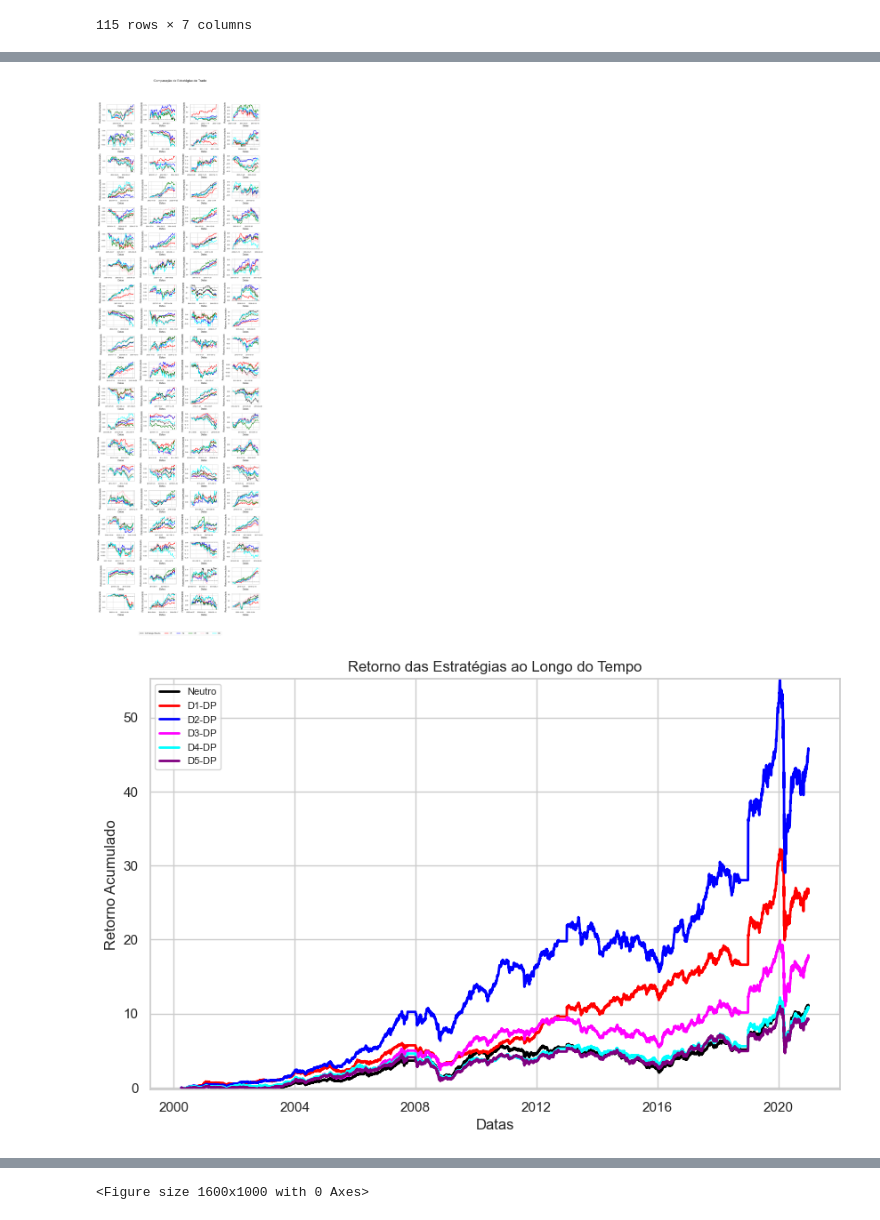
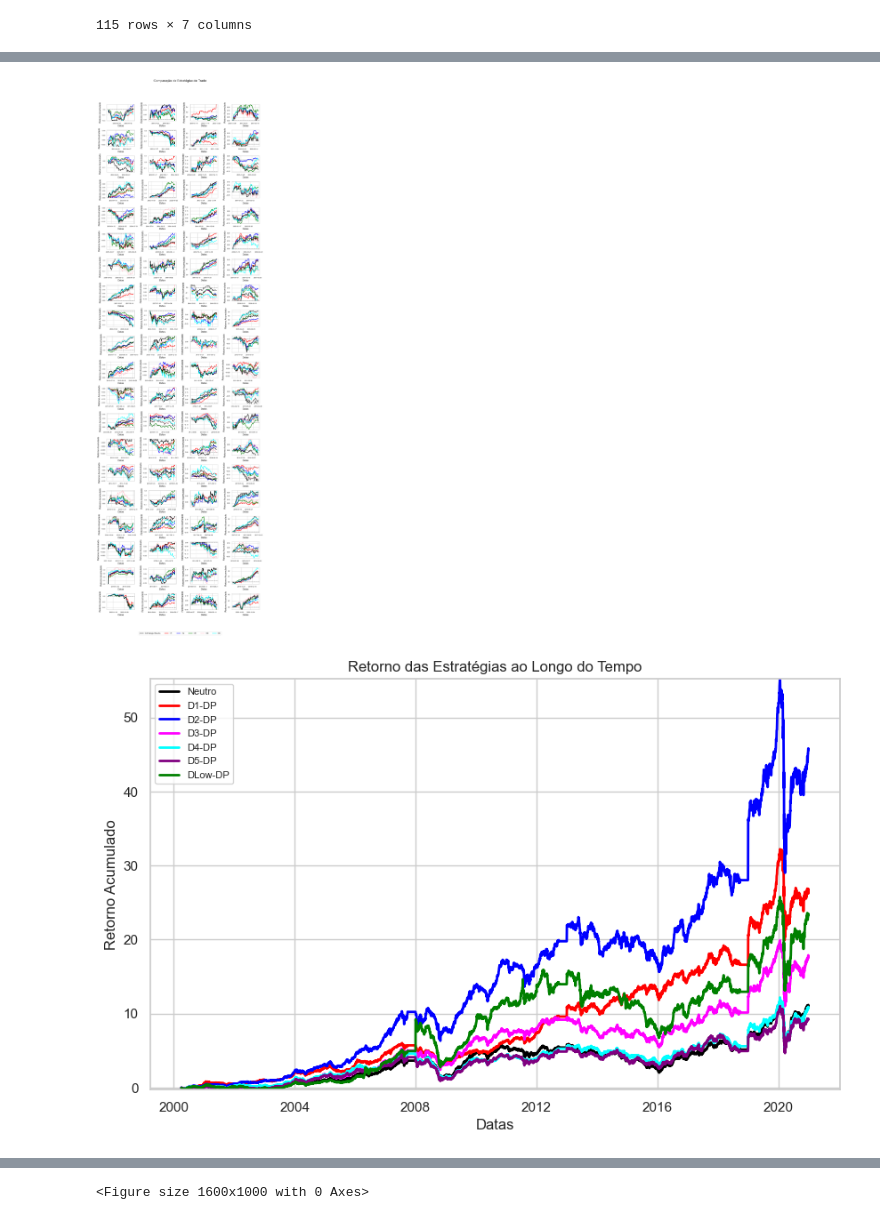
Before and after one commit to andrebarbosa27/lowvolatility, a Jupyter notebook: LowVolatilityTrimestral.ipynb, the cells around one changed output, grey strips where cells are left out. Drawn from its saved outputs; the diff is of its cells as text; code cells hidden in the pictures.

Commit message:
Adicionando long e short em volatilidade

```diff
--- a/LowVolatilityTrimestral.ipynb
+++ b/LowVolatilityTrimestral.ipynb
@@ -204,6 +204,7 @@ lista_carteira_2 = []
 lista_carteira_3 = []
 lista_carteira_4 = []
 lista_carteira_5 = []
+lista_carteira_low = []
 
 for df in lista_dfs:
 
@@ -266,6 +267,23 @@ for df in lista_dfs:
         'Trimestre':'mean'
     }).reset_index()
     lista_carteira_5.append(agregado_5)
+
+    # Para o fator de volatilidade
+    filtrado_6 = df[(df['Decil_Risco'] == 1) | (df['Decil_Risco'] == 10)]
+    filtrado_6['Retorno_trimestral'] = filtrado_6.apply(
+        lambda row: row['Retorno_trimestral'] * -1 if row['Decil_Risco'] == 10 else row['Retorno_trimestral'],
+        axis=1
+    )
+    agregado_6 = filtrado_6.groupby('Codigo').agg({
+        'Risco':'mean',
+        'Retorno_trimestral':'mean',
+        'Decil_Retorno':'mean',
+        'Decil_Risco':'mean',
+        'Ano':'mean',
+        'Trimestre':'mean'
+    }).reset_index()
+
+    lista_carteira_low.append(agregado_6)
 # %%
 lista_trade_neutro = []
 pd.set_option('display.max_columns', 100)
@@ -285,13 +303,14 @@ lista_trade_2 = []
 lista_trade_3 = []
 lista_trade_4 = []
 lista_trade_5 = []
+lista_trade_low = []
 
 for i in range(1, 81):
     df1 = lista_dfs[i].loc[lista_dfs[i]['Codigo'].isin(lista_carteira_1[i-1]['Codigo'])]
     df1_grouped = df1.groupby('Datas').agg(Retorno_Carteira=('Retorno', lambda x: x.mean(skipna=True))).reset_index()
     df1_grouped['Ret_Acumulado_Carteira'] = (1 + df1_grouped['Retorno_Carteira']).cumprod() - 1
     lista_trade_1.append(df1_grouped)
-2
+
 for i in range(1, 81):
     df2 = lista_dfs[i].loc[lista_dfs[i]['Codigo'].isin(lista_carteira_2[i-1]['Codigo'])]
     df2_grouped = df2.groupby('Datas').agg(Retorno_Carteira=('Retorno', lambda x: x.mean(skipna=True))).reset_index()
@@ -315,3 +334,9 @@ for i in range(1, 81):
     df5_grouped = df5.groupby('Datas').agg(Retorno_Carteira=('Retorno', lambda x: x.mean(skipna=True))).reset_index()
     df5_grouped['Ret_Acumulado_Carteira'] = (1 + df5_grouped['Retorno_Carteira']).cumprod() - 1
     lista_trade_5.append(df5_grouped)
+
+for i in range(1, 81):
+    df6 = lista_dfs[i].loc[lista_dfs[i]['Codigo'].isin(lista_carteira_low[i-1]['Codigo'])]
+    df6_grouped = df6.groupby('Datas').agg(Retorno_Carteira=('Retorno', lambda x: x.mean(skipna=True))).reset_index()
+    df6_grouped['Ret_Acumulado_Carteira'] = (1 + df6_grouped['Retorno_Carteira']).cumprod() - 1
+    lista_trade_low.append(df6_grouped)
@@ -557,6 +602,8 @@ for i, ax in enumerate(axes):
     ax.plot(lista_trade_3[i]['Datas'], lista_trade_3[i]['Ret_Acumulado_Carteira'], label='D3', color='green', linewidth=2)
     ax.plot(lista_trade_4[i]['Datas'], lista_trade_4[i]['Ret_Acumulado_Carteira'], label='D4', color='pink', linewidth=2)
     ax.plot(lista_trade_5[i]['Datas'], lista_trade_5[i]['Ret_Acumulado_Carteira'], label='D5', color='cyan', linewidth=2)
+    ax.plot(lista_trade_low[i]['Datas'], lista_trade_low[i]['Ret_Acumulado_Carteira'], label='Fator Vol', color='black', linewidth=2)
+
 
     ax.set_xlabel('Datas', fontsize=12)
     ax.set_ylabel('Retorno Acumulado', fontsize=12)
@@ -574,7 +621,7 @@ plt.suptitle("Comparação de Estratégias de Trade", fontsize=16)
 plt.tight_layout(rect=[0, 0.03, 1, 0.95])
 plt.show()
 # %% [output]
-[figure, old version]
+[figure, new version]
 # %%
 port_trade_neutro = pd.concat(lista_trade_neutro)
 port_trade_neutro['Ret_Acumulado_Carteira'] = (1 + port_trade_neutro['Retorno_Carteira']).cumprod() - 1
@@ -593,39 +640,44 @@ port_trade_4['Ret_Acumulado_Carteira'] = (1 + port_trade_4['Retorno_Carteira']).
 
 port_trade_5 = pd.concat(lista_trade_5)
 port_trade_5['Ret_Acumulado_Carteira'] = (1 + port_trade_5['Retorno_Carteira']).cumprod() - 1
+
+port_trade_low = pd.concat(lista_trade_low)
+port_trade_low['Ret_Acumulado_Carteira'] = (1 + port_trade_low['Retorno_Carteira']).cumprod() - 1
 # %%
 plt.figure(figsize=(10, 6))
 
 # Plotando as linhas para cada conjunto de dados
 plt.plot(port_trade_neutro['Datas'], port_trade_neutro['Ret_Acumulado_Carteira'], label='Neutro', color='black', linewidth=2)
 plt.plot(port_trade_1['Datas'], port_trade_1['Ret_Acumulado_Carteira'], label='D1-DP', color='red', linewidth=2)
 plt.plot(port_trade_2['Datas'], port_trade_2['Ret_Acumulado_Carteira'], label='D2-DP', color='blue', linewidth=2)
 plt.plot(port_trade_3['Datas'], port_trade_3['Ret_Acumulado_Carteira'], label='D3-DP', color='magenta', linewidth=2)
 plt.plot(port_trade_4['Datas'], port_trade_4['Ret_Acumulado_Carteira'], label='D4-DP', color='cyan', linewidth=2)
 plt.plot(port_trade_5['Datas'], port_trade_5['Ret_Acumulado_Carteira'], label='D5-DP', color='purple', linewidth=2)
+plt.plot(port_trade_low['Datas'], port_trade_low['Ret_Acumulado_Carteira'], label='DLow-DP', color='green', linewidth=2)
+
 
 # Configurando os limites do eixo y
 y_min = min([port_trade_neutro['Ret_Acumulado_Carteira'].min(), port_trade_1['Ret_Acumulado_Carteira'].min(),
              port_trade_2['Ret_Acumulado_Carteira'].min(), port_trade_3['Ret_Acumulado_Carteira'].min(),
              port_trade_4['Ret_Acumulado_Carteira'].min(), port_trade_5['Ret_Acumulado_Carteira'].min()])
 
 y_max = max([port_trade_neutro['Ret_Acumulado_Carteira'].max(), port_trade_1['Ret_Acumulado_Carteira'].max(),
              port_trade_2['Ret_Acumulado_Carteira'].max(), port_trade_3['Ret_Acumulado_Carteira'].max(),
              port_trade_4['Ret_Acumulado_Carteira'].max(), port_trade_5['Ret_Acumulado_Carteira'].max()])
 
 plt.ylim([y_min, y_max])
 
 # Adicionando rótulos e título
 plt.xlabel('Datas')
 plt.ylabel('Retorno Acumulado')
 plt.title('Retorno das Estratégias ao Longo do Tempo')
 
 # Adicionando uma grade de fundo
 plt.grid(True)
 plt.legend(loc='upper left', fontsize=8)
 plt.show()
 # %% [output]
-[figure, old version]
+[figure, new version]
 # %%
 # Creating the Data_DF_Final DataFrame
 Data_DF_Final = pd.DataFrame({
```
Also changed, not shown: parts of 9 cells of this notebook.
